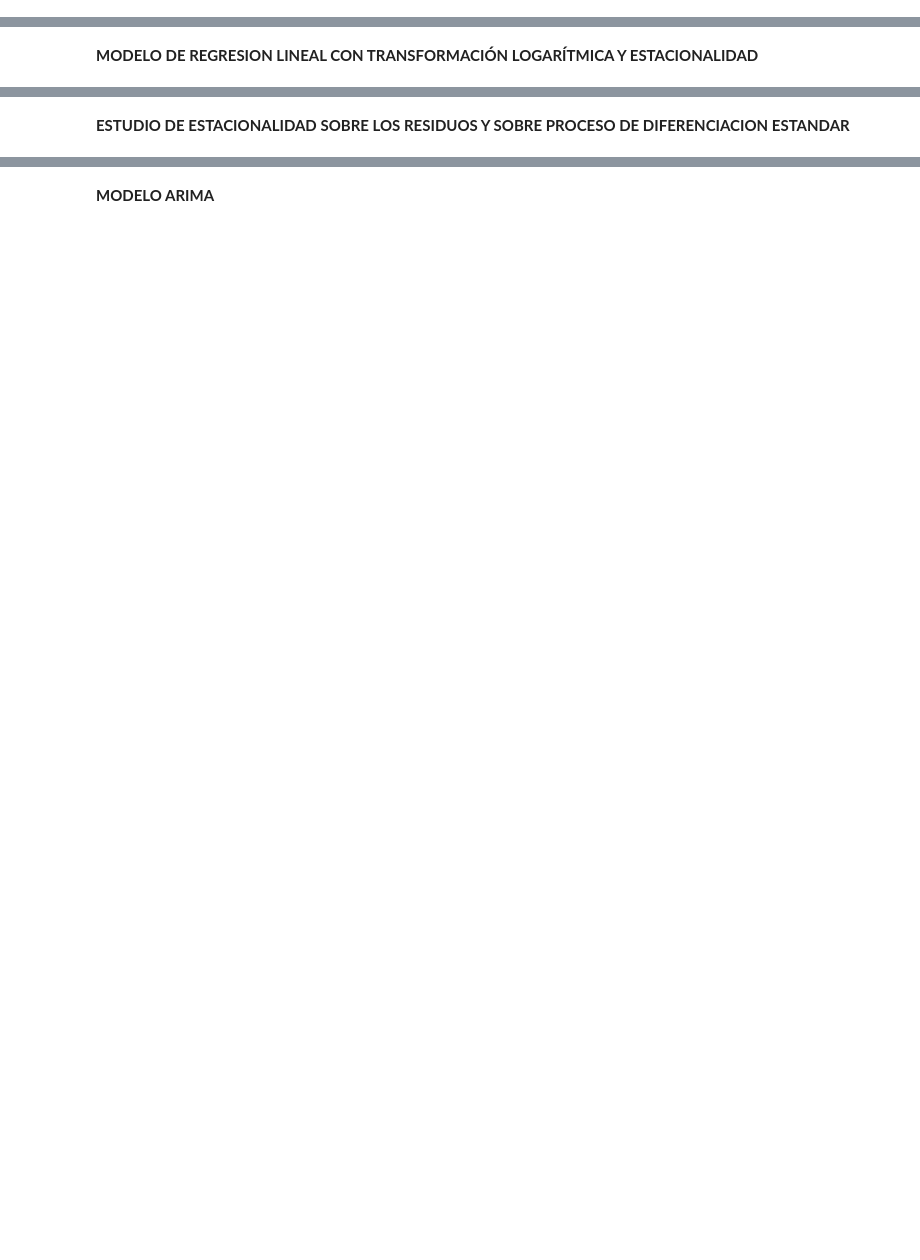
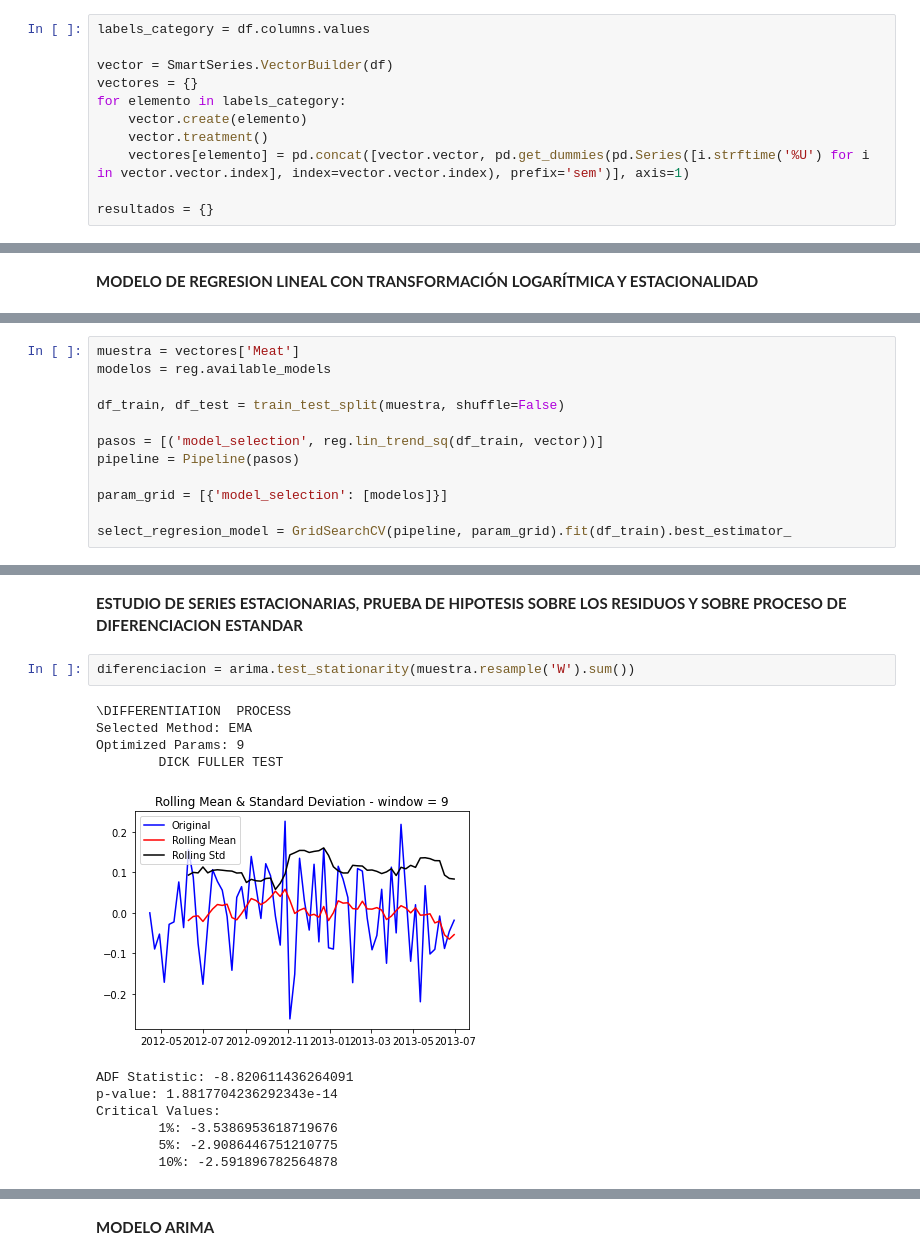
Before and after one commit to AgustinSt1990/tp_final, a Jupyter notebook: TP_FINAL_Machine_Learning.ipynb, the cells around one changed output, grey strips where cells are left out. Drawn from its saved outputs; the diff is of its cells as text; blank space fills up the shorter version.

```diff
--- a/TP_FINAL_Machine_Learning.ipynb
+++ b/TP_FINAL_Machine_Learning.ipynb
@@ -116,0 +110,11 @@ df.isna()
+# %%
+labels_category = df.columns.values
+
+vector = SmartSeries.VectorBuilder(df)
+vectores = {}
+for elemento in labels_category:
+    vector.create(elemento)
+    vector.treatment()
+    vectores[elemento] = pd.concat([vector.vector, pd.get_dummies(pd.Series([i.strftime('%U') for i in vector.vector.index], index=vector.vector.index), prefix='sem')], axis=1)
+
+resultados = {}
@@ -118,0 +131,12 @@ df.isna()
+# %%
+muestra = vectores['Meat']
+modelos = reg.available_models
+
+df_train, df_test = train_test_split(muestra, shuffle=False)
+
+pasos = [('model_selection', reg.lin_trend_sq(df_train, vector))]
+pipeline = Pipeline(pasos)
+
+param_grid = [{'model_selection': [modelos]}]
+
+select_regresion_model = GridSearchCV(pipeline, param_grid).fit(df_train).best_estimator_
@@ -119,2 +186,16 @@ df.isna()
 # %% [markdown]
-**ESTUDIO DE ESTACIONALIDAD SOBRE LOS RESIDUOS Y SOBRE PROCESO DE DIFERENCIACION ESTANDAR**
+**ESTUDIO DE SERIES ESTACIONARIAS, PRUEBA DE HIPOTESIS SOBRE LOS RESIDUOS Y SOBRE PROCESO DE DIFERENCIACION ESTANDAR**
+# %%
+diferenciacion = arima.test_stationarity(muestra.resample('W').sum())
+# %% [output]
+\DIFFERENTIATION  PROCESS
+Selected Method: EMA
+Optimized Params: 9
+        DICK FULLER TEST
+[figure, added]
+ADF Statistic: -8.820611436264091
+p-value: 1.8817704236292343e-14
+Critical Values:
+        1%: -3.5386953618719676
+        5%: -2.9086446751210775
+        10%: -2.591896782564878
```
Also changed, not shown: parts of 12 cells of this notebook, 3 other files.
